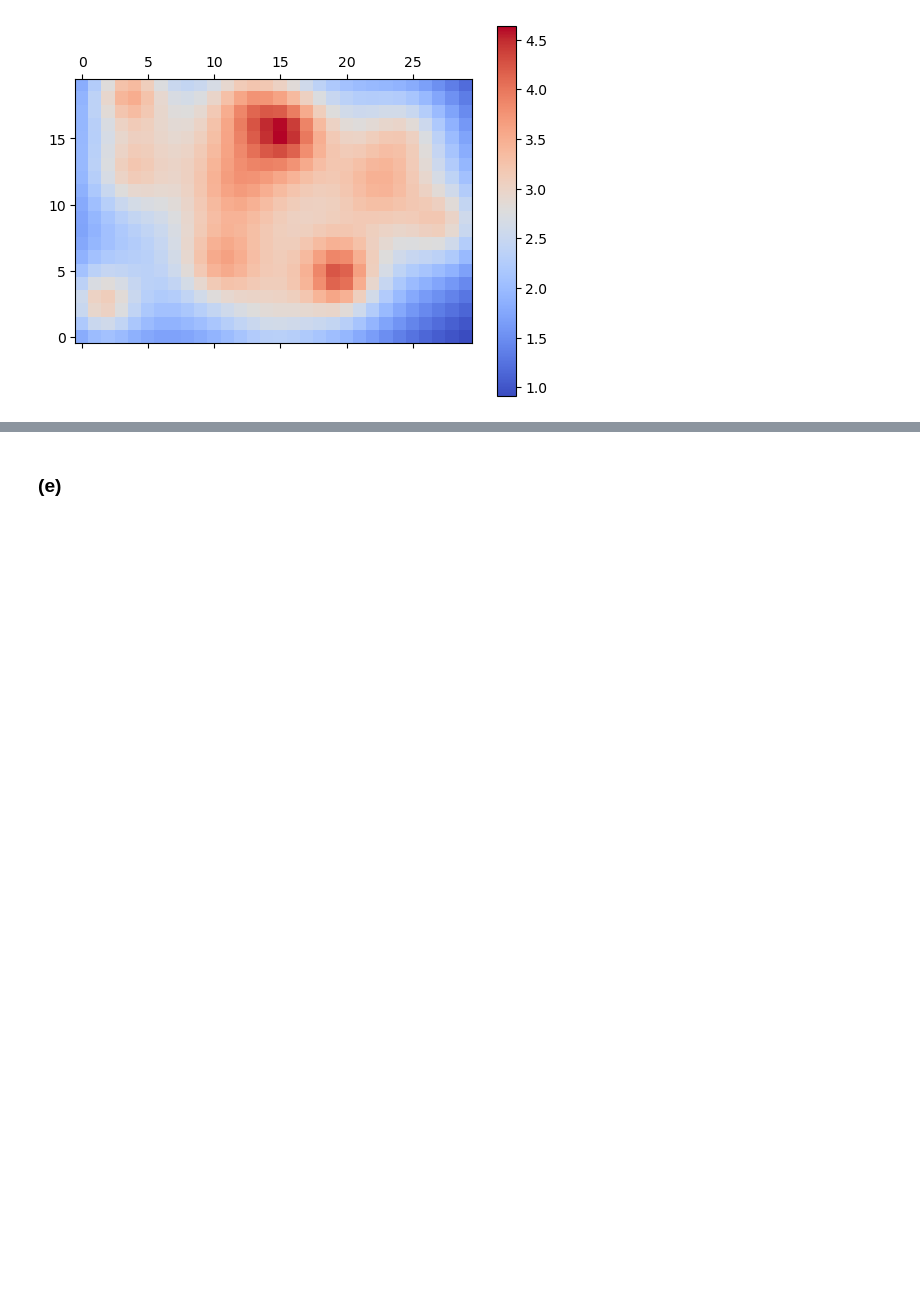
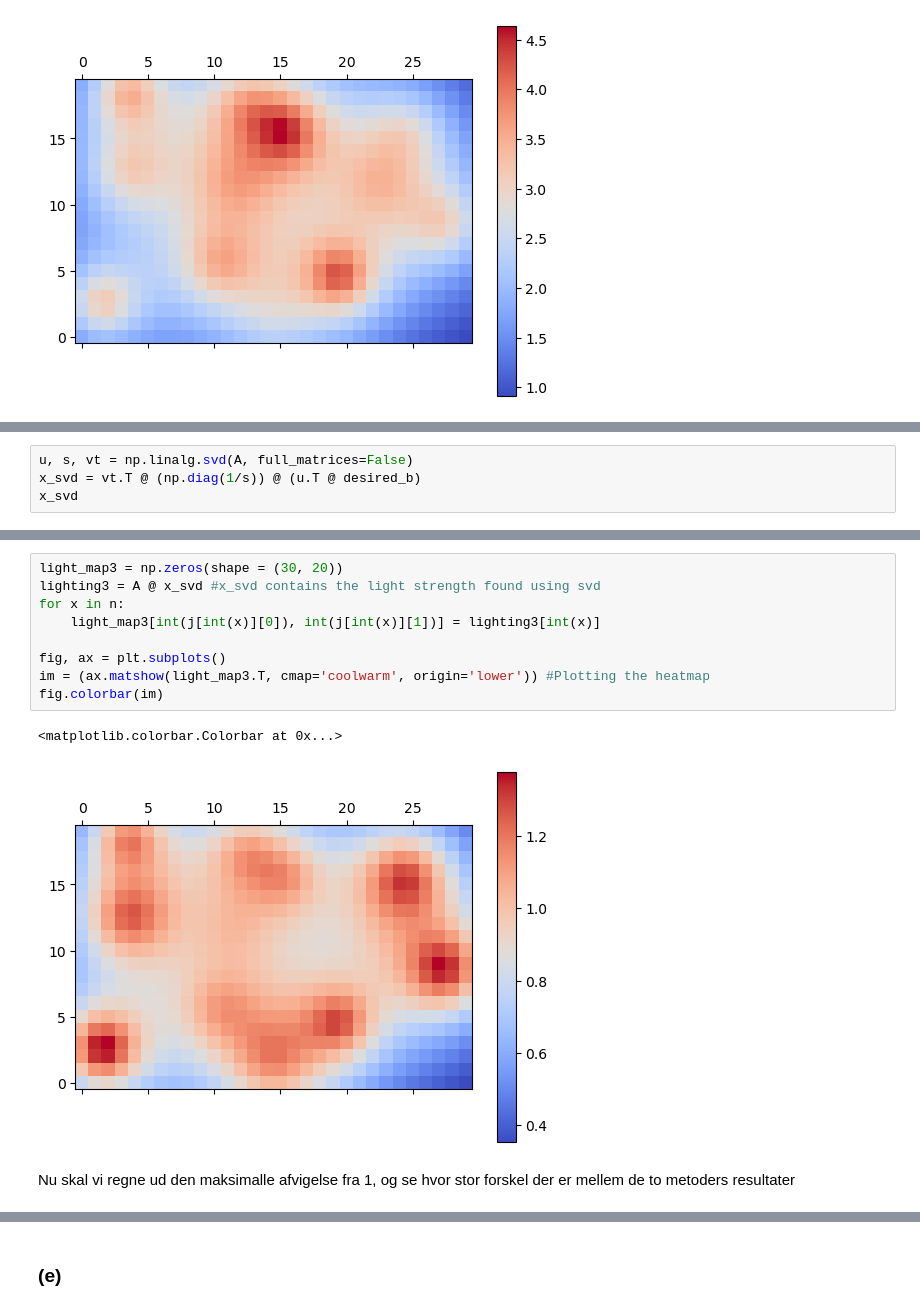
Before and after one commit to chrwinkler/NMLA-Aflevering-7, a Jupyter notebook: Aflevering 7/Aflevering 7-1.ipynb, the cells around one changed output, grey strips where cells are left out. Cells and saved outputs as stored; diff of their text form; blank space fills up the shorter version.

```diff
--- a/Aflevering 7/Aflevering 7-1.ipynb
+++ b/Aflevering 7/Aflevering 7-1.ipynb
@@ -77,0 +111,4 @@ def forbedret_gram_schmidt(a):
+# %%
+u, s, vt = np.linalg.svd(A, full_matrices=False)
+x_svd = vt.T @ (np.diag(1/s)) @ (u.T @ desired_b)
+x_svd
@@ -96,0 +144,14 @@ fig.colorbar(im)
+# %%
+light_map3 = np.zeros(shape = (30, 20))
+lighting3 = A @ x_svd #x_svd contains the light strength found using svd
+for x in n:
+    light_map3[int(j[int(x)][0]), int(j[int(x)][1])] = lighting3[int(x)]
+
+fig, ax = plt.subplots()
+im = (ax.matshow(light_map3.T, cmap='coolwarm', origin='lower')) #Plotting the heatmap
+fig.colorbar(im)
+# %% [output]
+<matplotlib.colorbar.Colorbar at 0x...>
+[figure, added]
+# %% [markdown]
+Nu skal vi regne ud den maksimalle afvigelse fra 1, og se hvor stor forskel der er mellem de to metoders resultater
```
Also changed, not shown: parts of 11 cells of this notebook.
